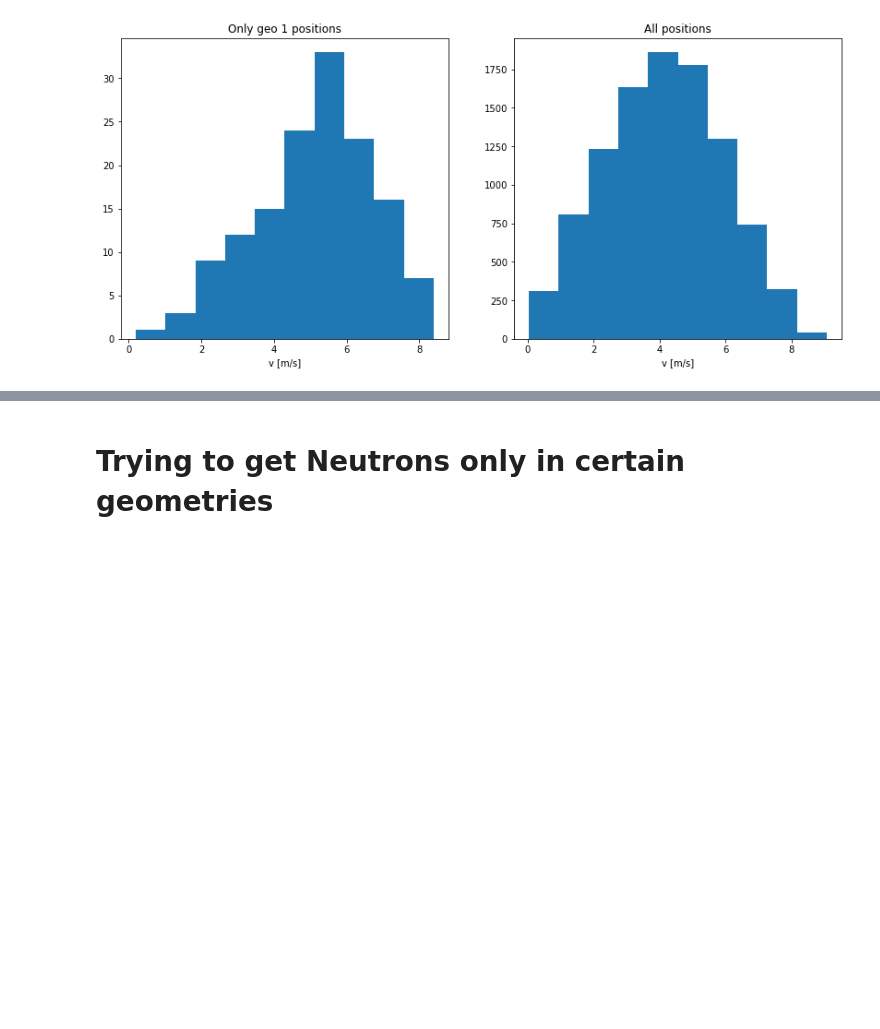
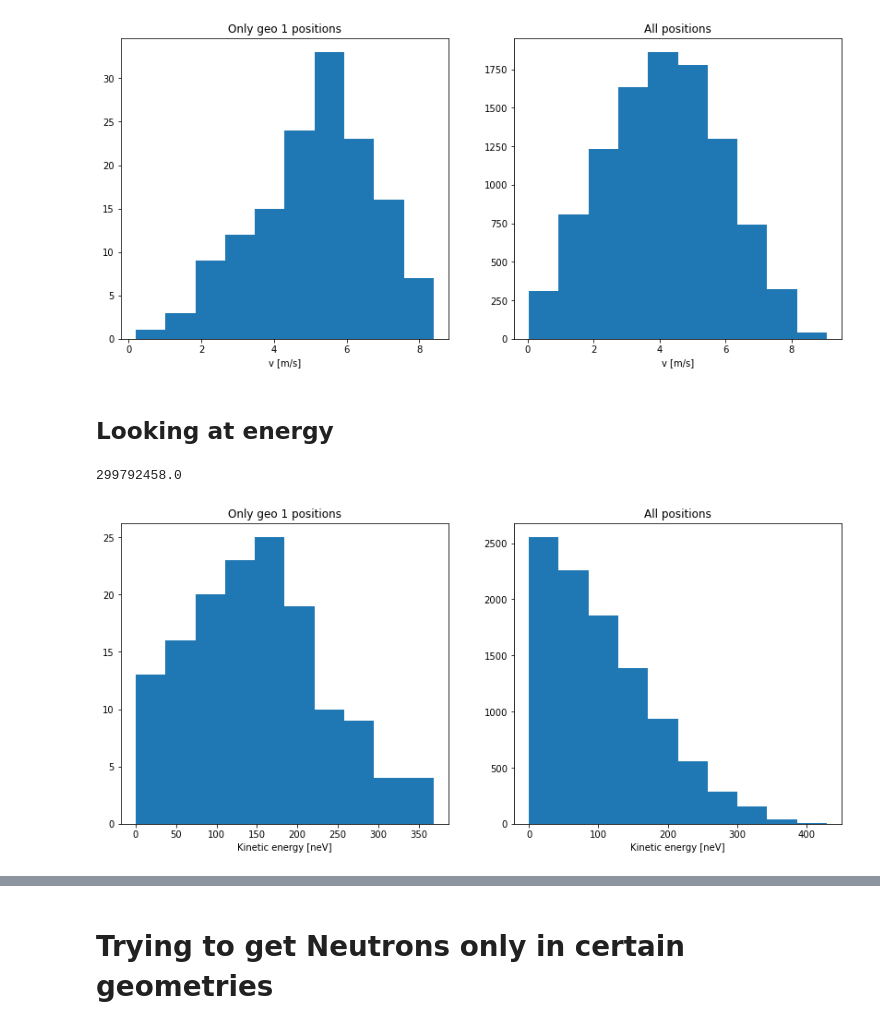
Before and after one commit to eklem1/MesonMagMapping, a Jupyter notebook: PENTrackAnalysis/UCNVelocity.ipynb, the cells around one changed output, grey strips where cells are left out. Drawn from its saved outputs; the diff is of its cells as text; code cells hidden in the pictures; blank space fills up the shorter version.

```diff
--- a/PENTrackAnalysis/UCNVelocity.ipynb
+++ b/PENTrackAnalysis/UCNVelocity.ipynb
@@ -64,3 +67,27 @@ plt.show()
 # %% [output]
 [figure]
 [figure]
+# %% [markdown]
+## Looking at energy
+# %%
+m_c = const.physical_constants["neutron mass energy equivalent in MeV"][0] * 1e6 #in eV
+c = const.c #m/s
+
+#converts non rel particle speed to kinetic energy
+E_K = lambda v, mc2: 1/2 *mc2*(v/c)**2
+
+#first looking at the resulting kinetic energy from the velocity that pentrack saves
+
+fig, axs = plt.subplots(1, 2, figsize=(14,6))
+axs[0].hist(E_K(V_mag_1, m_c)*1e9)
+axs[0].set_title("Only geo 1 positions")
+axs[0].set_xlabel("Kinetic energy [neV]")
+
+axs[1].hist(E_K(V_mag_all, m_c)*1e9)
+axs[1].set_title("All positions")
+axs[1].set_xlabel("Kinetic energy [neV]")
+
+plt.show()
+# %% [output]
+299792458.0
+[figure, added]
```
Also changed, not shown: parts of 4 cells of this notebook, 1 other file.
